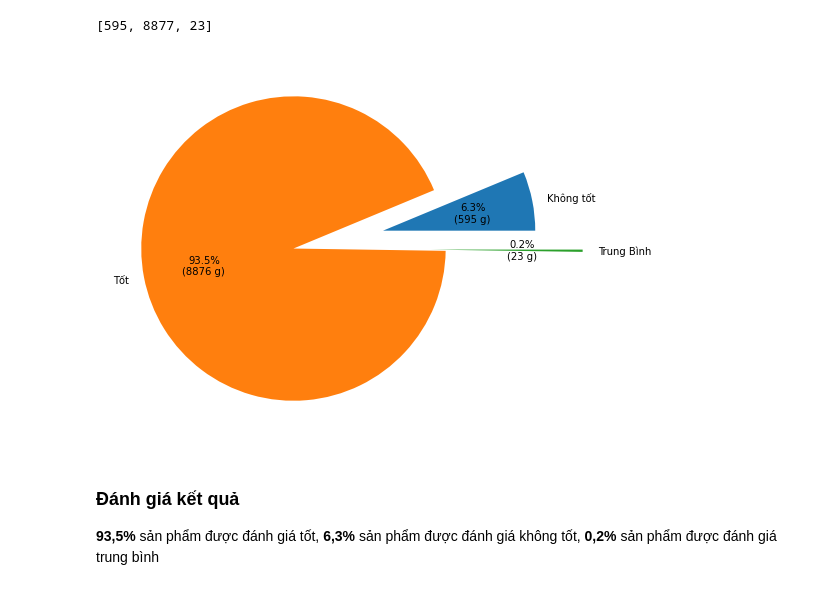
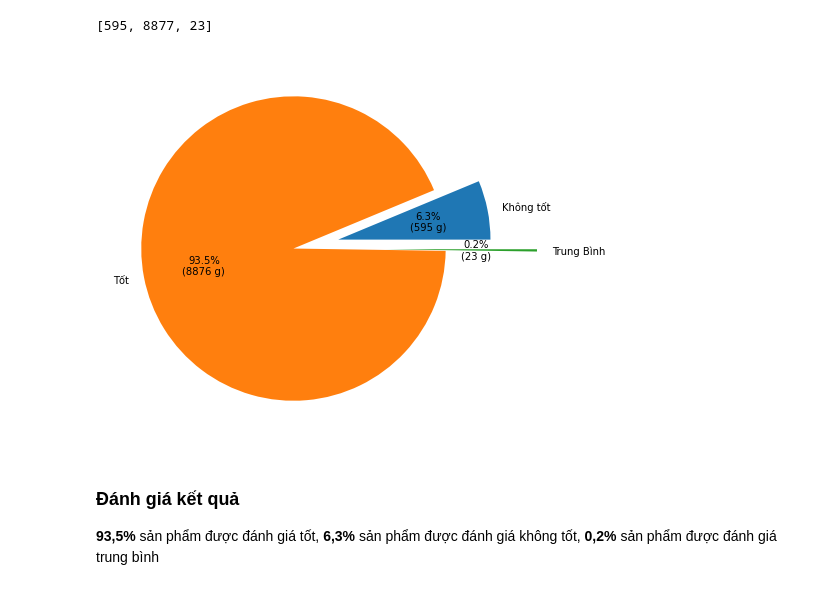
Before and after one commit to quangvt98tb/Crawl-Comment-Tiki, a Jupyter notebook: Analysis data.ipynb, the cells around one changed output. Saved outputs shown, nothing was run; the diff lists cells and outputs as text; code cells hidden in the pictures.

```diff
--- a/Analysis data.ipynb
+++ b/Analysis data.ipynb
@@ -162,21 +162,21 @@ rate_item_data
 # %% [output]
 [595, 8877, 23]
 # %%
-explode = (0.6,0.0, 0.9)
+explode = (0.3,0.0, 0.6)
 
 # Creating autocpt arguments
 def func(pct, allvalues):
     absolute = int(pct / 100.*np.sum(allvalues))
     return "{:.1f}%\n({:d} g)".format(pct, absolute)
 
 fig = plt.figure(figsize =(10, 7))
 plt.pie(rate_item_data,
         autopct = lambda pct: func(pct, rate_item_data),
         explode = explode,
         labels = rate_item_xlabel)
 plt.show()
 # %% [output]
-[figure, old version]
+[figure, new version]
 # %% [markdown]
 ### Đánh giá kết quả
 **93,5%** sản phẩm được đánh giá tốt,
```
Also changed, not shown: 3 other files.
